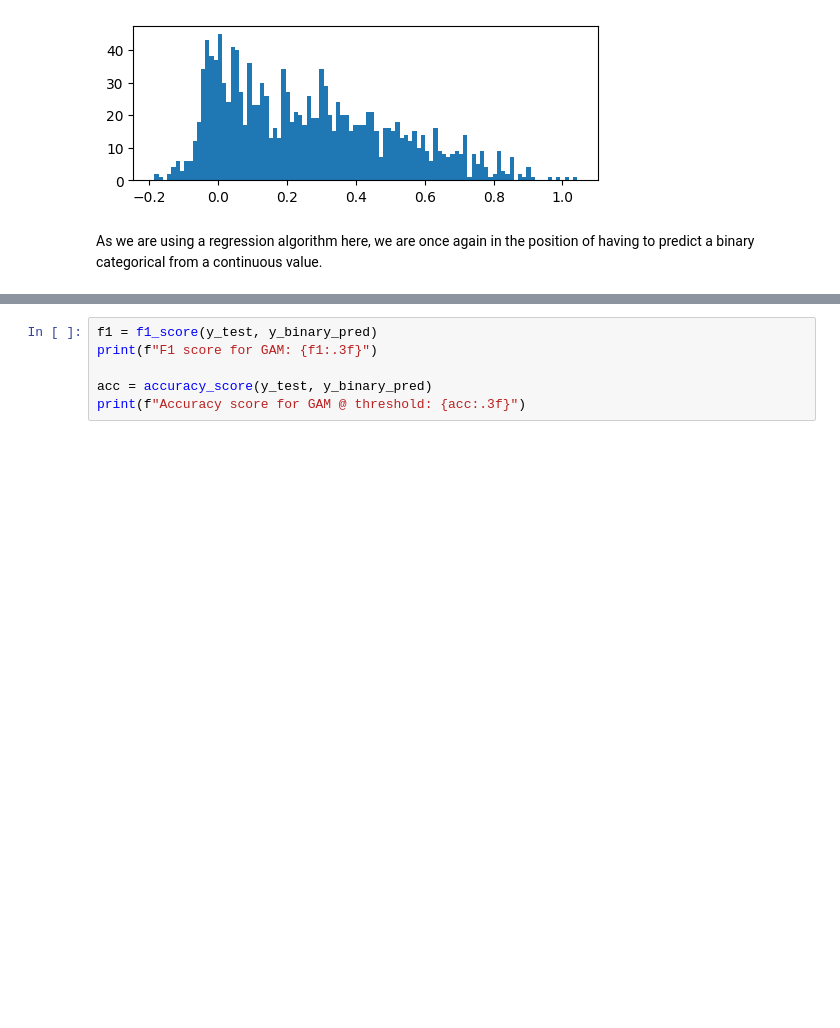
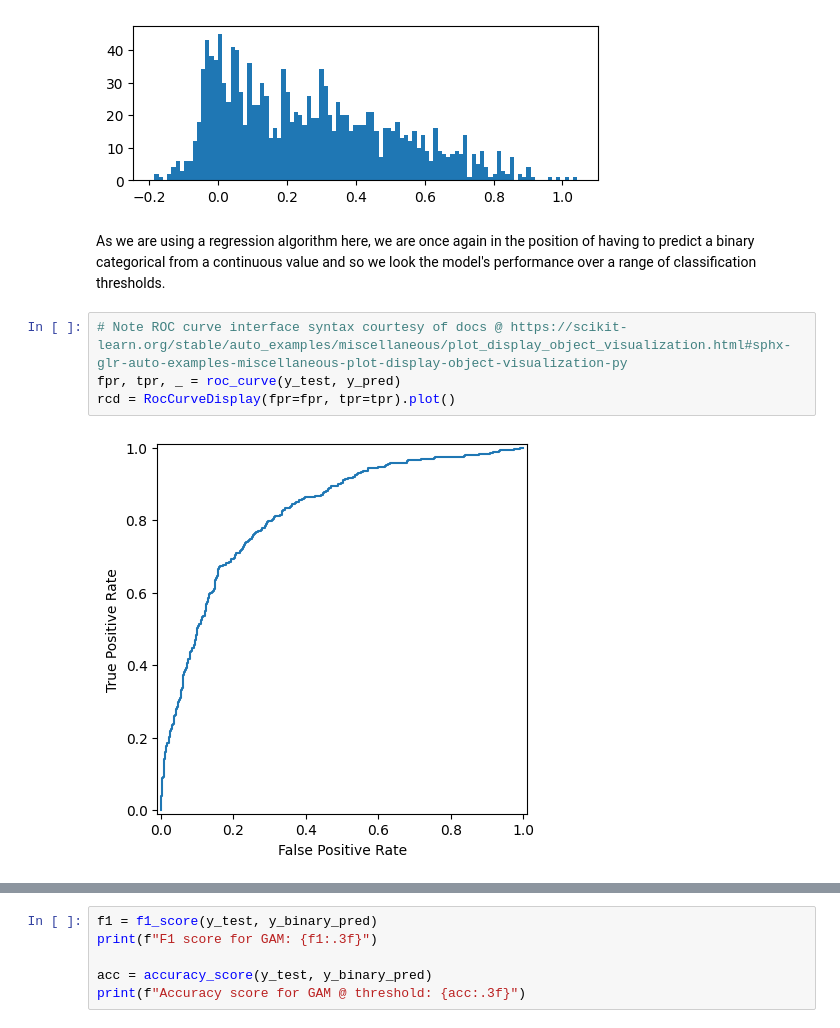
Before and after one commit to auto-d/linear-interp, a Jupyter notebook: linear-interp.ipynb, the cells around one changed output, grey strips where cells are left out. Drawn from its saved outputs; the diff is of its cells as text; blank space fills up the shorter version.

```diff
--- a/linear-interp.ipynb
+++ b/linear-interp.ipynb
@@ -651,5 +663,11 @@ _ = plt.hist(y_pred, bins=100)
 [figure]
 [figure]
 # %% [markdown]
-As we are using a regression algorithm here, we are once again in the position of having to predict a binary categorical from a continuous value.
+As we are using a regression algorithm here, we are once again in the position of having to predict a binary categorical from a continuous value and so we look the model's performance over a range of classification thresholds.
+# %%
+# Note ROC curve interface syntax courtesy of docs @ https://scikit-learn.org/stable/auto_examples/miscellaneous/plot_display_object_visualization.html#sphx-glr-auto-examples-miscellaneous-plot-display-object-visualization-py
+fpr, tpr, _ = roc_curve(y_test, y_pred)
+rcd = RocCurveDisplay(fpr=fpr, tpr=tpr).plot()
+# %% [output]
+[figure, added]
 # %%
```
Also changed, not shown: parts of 8 cells of this notebook.
